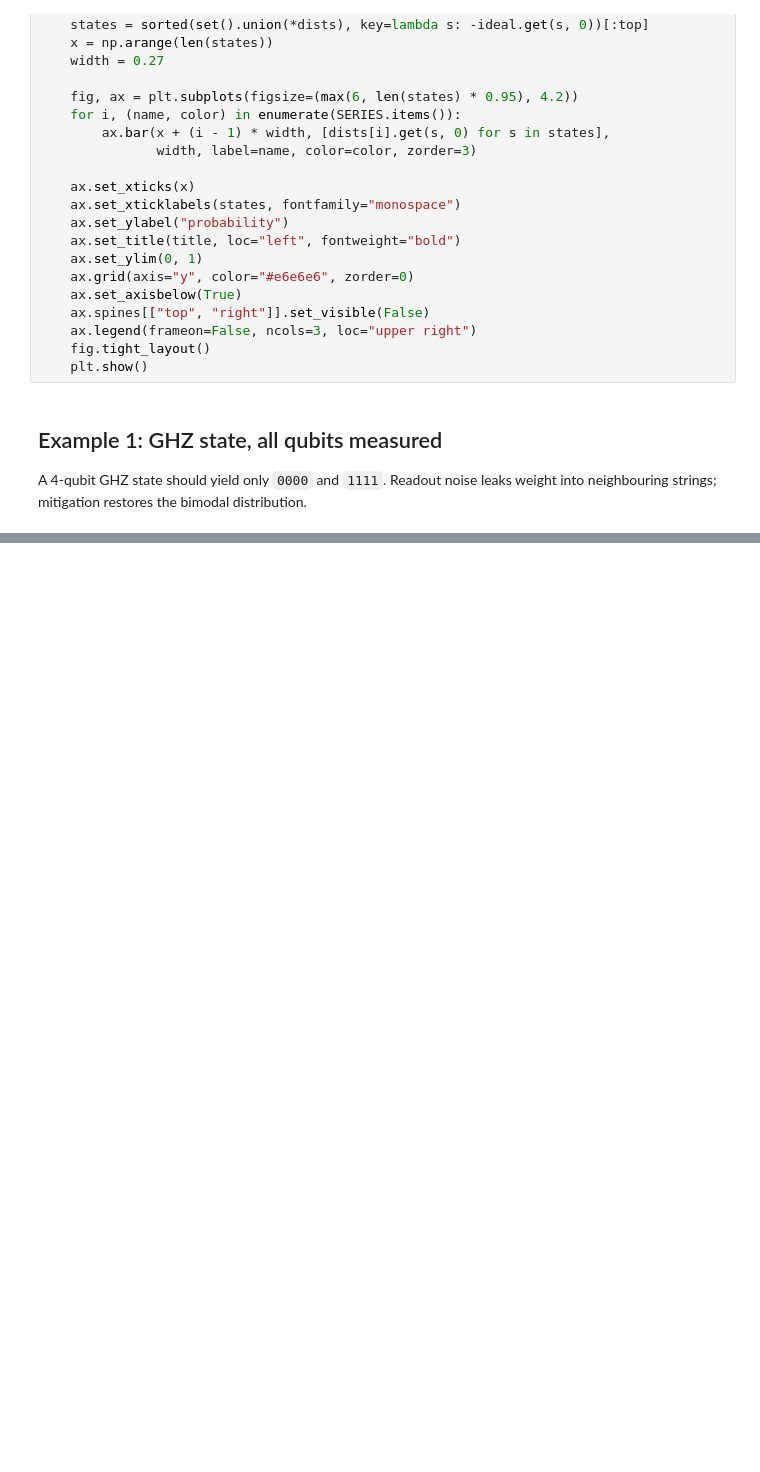
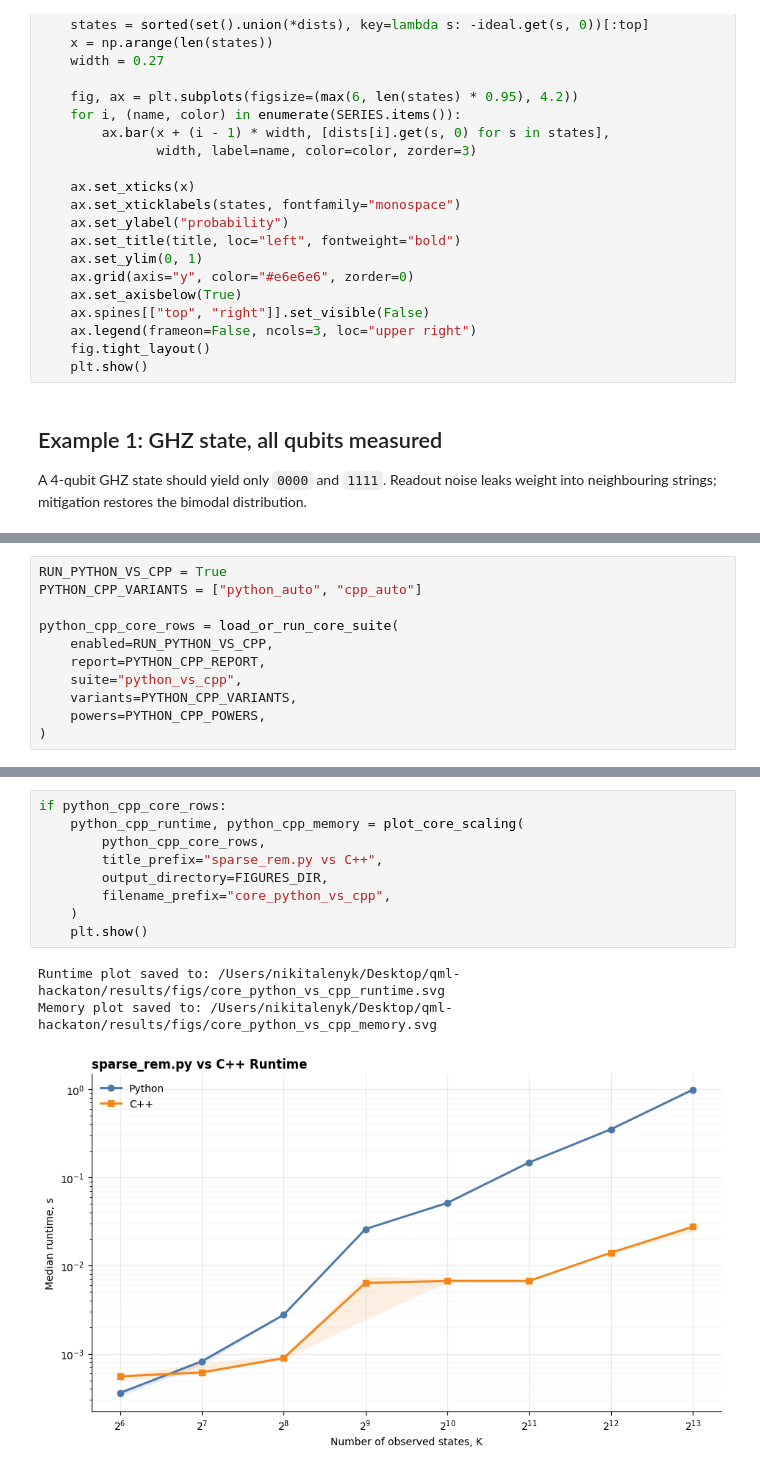
Before and after one commit to ke1rro/qml-hackaton, a Jupyter notebook: rem_demo.ipynb, the cells around one changed output, grey strips where cells are left out. Saved outputs shown, nothing was run; the diff lists cells and outputs as text; blank space fills up the shorter version.

```diff
--- a/rem_demo.ipynb
+++ b/rem_demo.ipynb
@@ -245,0 +443,11 @@ print(inspect.signature(mitigate_readout_errors_haiqu))
+# %%
+RUN_PYTHON_VS_CPP = True
+PYTHON_CPP_VARIANTS = ["python_auto", "cpp_auto"]
+
+python_cpp_core_rows = load_or_run_core_suite(
+    enabled=RUN_PYTHON_VS_CPP,
+    report=PYTHON_CPP_REPORT,
+    suite="python_vs_cpp",
+    variants=PYTHON_CPP_VARIANTS,
+    powers=PYTHON_CPP_POWERS,
+)
@@ -245,0 +472,13 @@ print(inspect.signature(mitigate_readout_errors_haiqu))
+# %%
+if python_cpp_core_rows:
+    python_cpp_runtime, python_cpp_memory = plot_core_scaling(
+        python_cpp_core_rows,
+        title_prefix="sparse_rem.py vs C++",
+        output_directory=FIGURES_DIR,
+        filename_prefix="core_python_vs_cpp",
+    )
+    plt.show()
+# %% [output]
+Runtime plot saved to: /Users/nikitalenyk/Desktop/qml-hackaton/results/figs/core_python_vs_cpp_runtime.svg
+Memory plot saved to: /Users/nikitalenyk/Desktop/qml-hackaton/results/figs/core_python_vs_cpp_memory.svg
+[figure, added]
```
Also changed, not shown: parts of 40 cells of this notebook, 25 other files.
